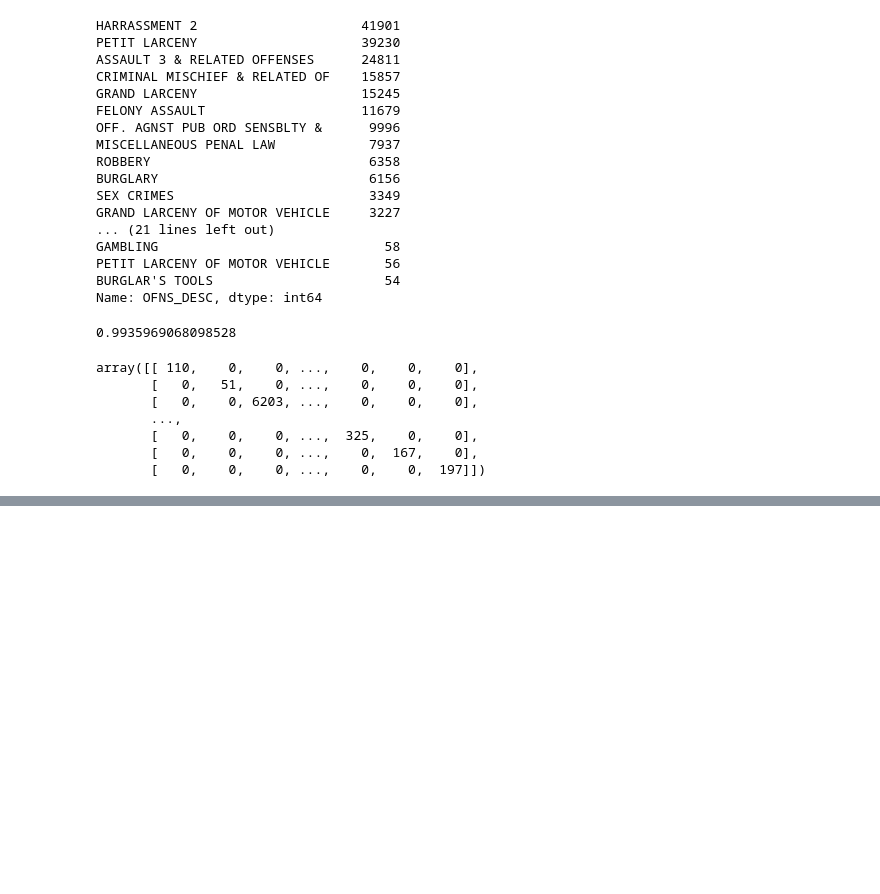
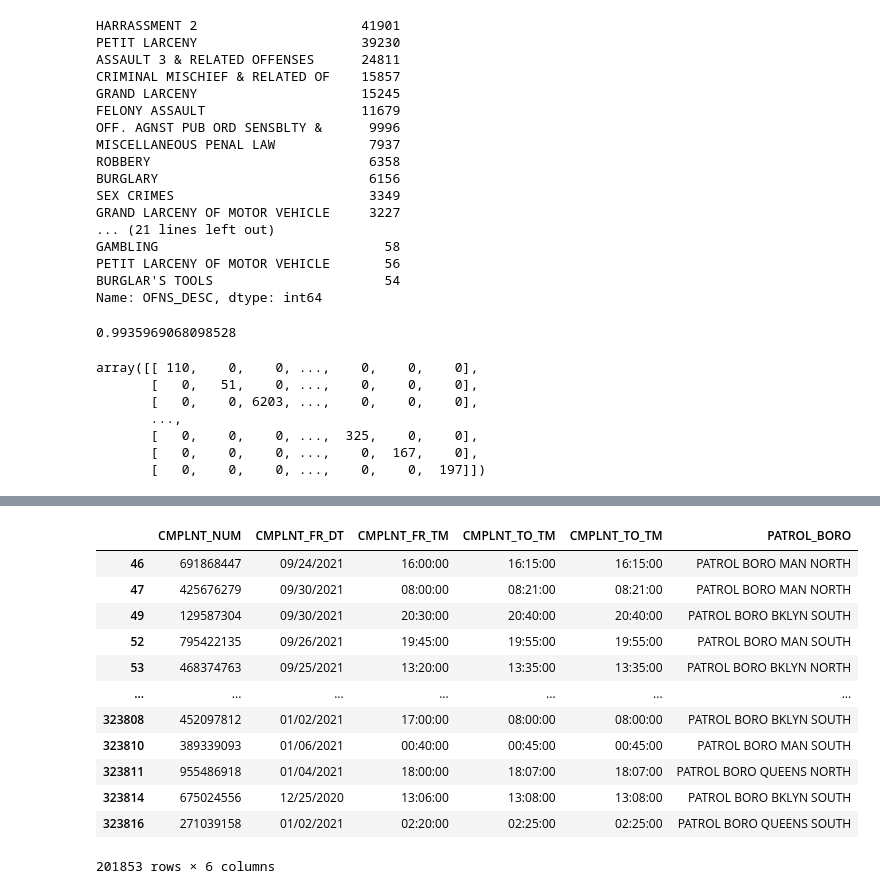
Before and after one commit to Hoots-25/NYPD_Analysis, a Jupyter notebook: NYPD_Complaints.ipynb, the cells around one changed output, grey strips where cells are left out. Saved outputs shown, nothing was run; the diff lists cells and outputs as text; code cells hidden in the pictures; blank space fills up the shorter version.

```diff
--- a/NYPD_Complaints.ipynb
+++ b/NYPD_Complaints.ipynb
@@ -290,0 +318,17 @@ array([[ 110,    0,    0, ...,    0,    0,    0],
+# %%
+Target = NYPD_complaints_df[['CMPLNT_NUM', 'CMPLNT_FR_DT', 'CMPLNT_FR_TM','CMPLNT_TO_TM','CMPLNT_TO_TM','PATROL_BORO']].copy()
+Target
+# %% [output]
+|  | CMPLNT_NUM | CMPLNT_FR_DT | CMPLNT_FR_TM | CMPLNT_TO_TM | CMPLNT_TO_TM | PATROL_BORO |
+| 46 | 691868447 | 09/24/2021 | 16:00:00 | 16:15:00 | 16:15:00 | PATROL BORO MAN NORTH |
+| 47 | 425676279 | 09/30/2021 | 08:00:00 | 08:21:00 | 08:21:00 | PATROL BORO MAN NORTH |
+| 49 | 129587304 | 09/30/2021 | 20:30:00 | 20:40:00 | 20:40:00 | PATROL BORO BKLYN SOUTH |
+| 52 | 795422135 | 09/26/2021 | 19:45:00 | 19:55:00 | 19:55:00 | PATROL BORO MAN SOUTH |
+| 53 | 468374763 | 09/25/2021 | 13:20:00 | 13:35:00 | 13:35:00 | PATROL BORO BKLYN NORTH |
+| ... | ... | ... | ... | ... | ... | ... |
+| 323808 | 452097812 | 01/02/2021 | 17:00:00 | 08:00:00 | 08:00:00 | PATROL BORO BKLYN SOUTH |
+| 323810 | 389339093 | 01/06/2021 | 00:40:00 | 00:45:00 | 00:45:00 | PATROL BORO MAN SOUTH |
+| 323811 | 955486918 | 01/04/2021 | 18:00:00 | 18:07:00 | 18:07:00 | PATROL BORO QUEENS NORTH |
+| 323814 | 675024556 | 12/25/2020 | 13:06:00 | 13:08:00 | 13:08:00 | PATROL BORO BKLYN SOUTH |
+| 323816 | 271039158 | 01/02/2021 | 02:20:00 | 02:25:00 | 02:25:00 | PATROL BORO QUEENS SOUTH |
+201853 rows × 6 columns
```
Also changed, not shown: parts of 4 cells of this notebook, 1 other file.
